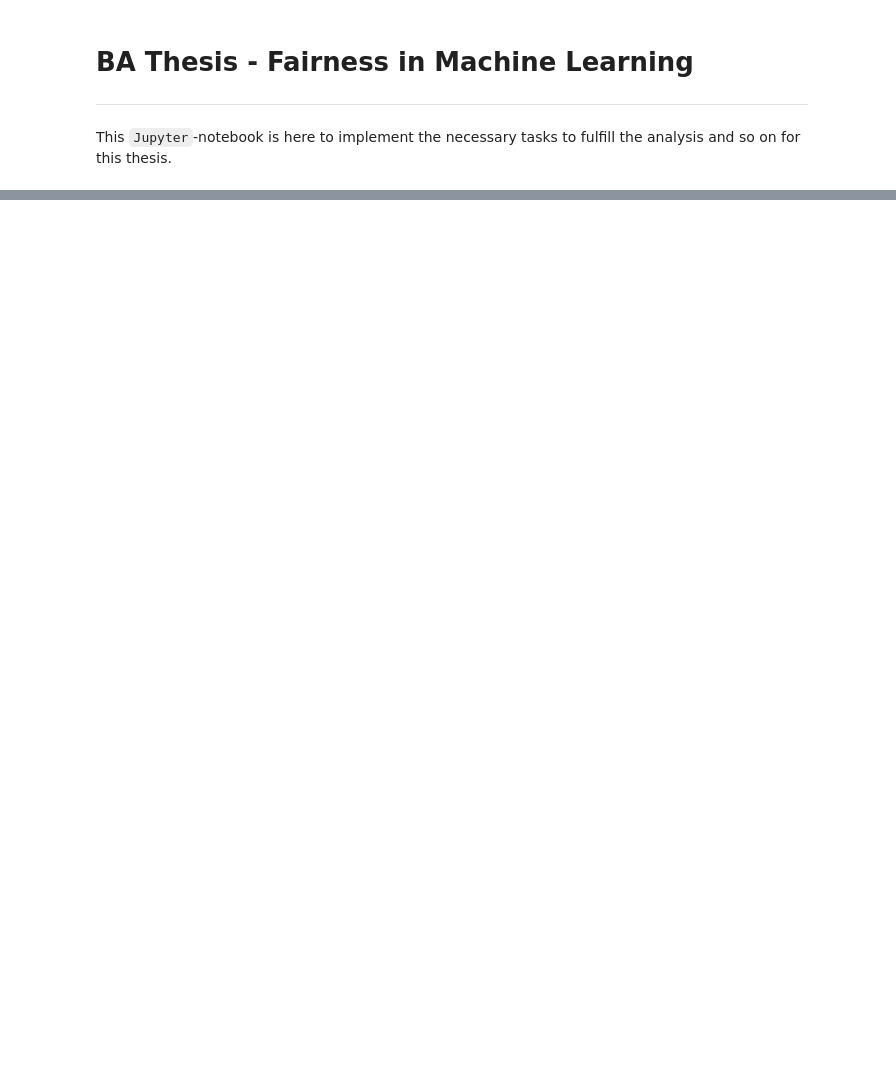
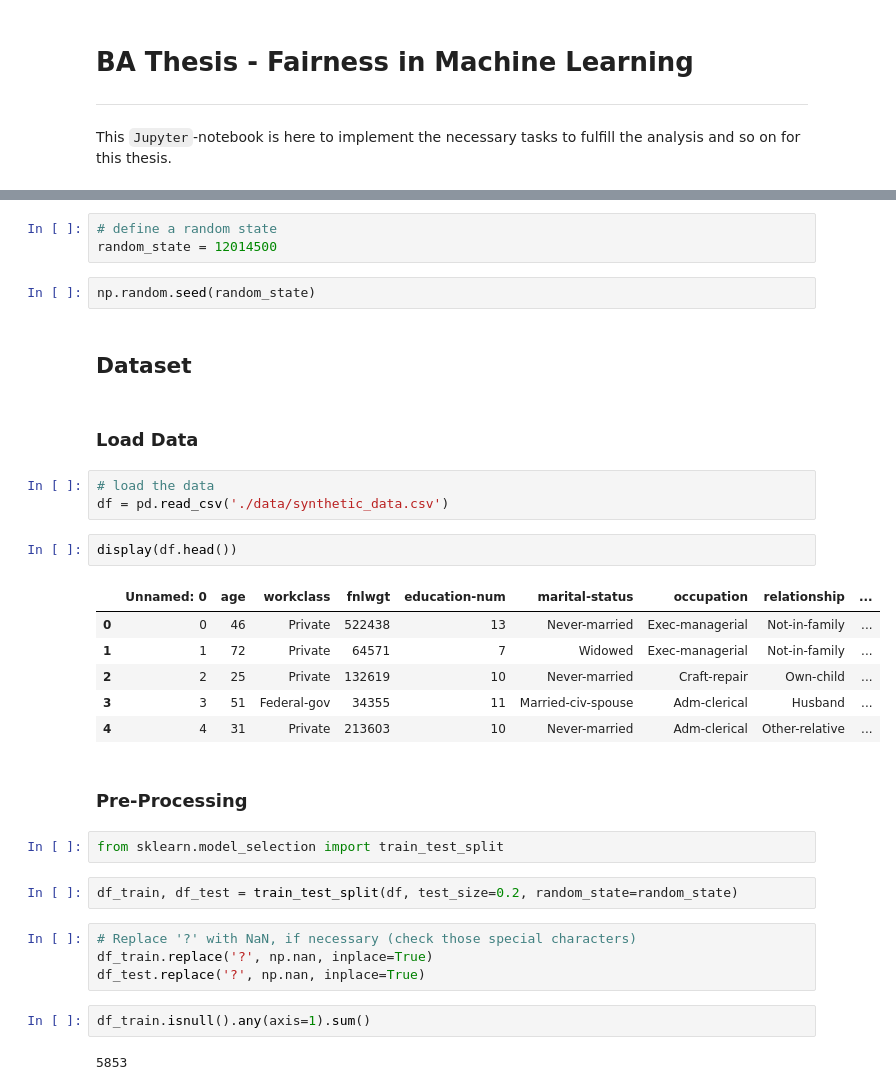
Before and after one commit to mkleinegger/evaluation-bias-detection-and-mitigation, a Jupyter notebook: thesis.ipynb, the cells around one changed output, grey strips where cells are left out. Saved outputs shown, nothing was run; the diff lists cells and outputs as text; blank space fills up the shorter version.

Commit message:
add preprocessing for data synthesization

```diff
--- a/thesis.ipynb
+++ b/thesis.ipynb
@@ -149,0 +34,35 @@ Training loss did not improve more than tol=0.000100 for 10 consecutive epochs.
+# %%
+# define a random state
+random_state = 12014500
+# %%
+np.random.seed(random_state)
+# %% [markdown]
+## Dataset
+# %% [markdown]
+### Load Data
+# %%
+# load the data
+df = pd.read_csv('./data/synthetic_data.csv')
+# %%
+display(df.head())
+# %% [output]
+|  | Unnamed: 0 | age | workclass | fnlwgt | education-num | marital-status | occupation | relationship | ... |
+| 0 | 0 | 46 | Private | 522438 | 13 | Never-married | Exec-managerial | Not-in-family | ... |
+| 1 | 1 | 72 | Private | 64571 | 7 | Widowed | Exec-managerial | Not-in-family | ... |
+| 2 | 2 | 25 | Private | 132619 | 10 | Never-married | Craft-repair | Own-child | ... |
+| 3 | 3 | 51 | Federal-gov | 34355 | 11 | Married-civ-spouse | Adm-clerical | Husband | ... |
+| 4 | 4 | 31 | Private | 213603 | 10 | Never-married | Adm-clerical | Other-relative | ... |
+# %% [markdown]
+### Pre-Processing
+# %%
+from sklearn.model_selection import train_test_split
+# %%
+df_train, df_test = train_test_split(df, test_size=0.2, random_state=random_state)
+# %%
+# Replace '?' with NaN, if necessary (check those special characters)
+df_train.replace('?', np.nan, inplace=True)
+df_test.replace('?', np.nan, inplace=True)
+# %%
+df_train.isnull().any(axis=1).sum()
+# %% [output]
+5853
```
Also changed, not shown: parts of 50 cells of this notebook, 18 other files.
